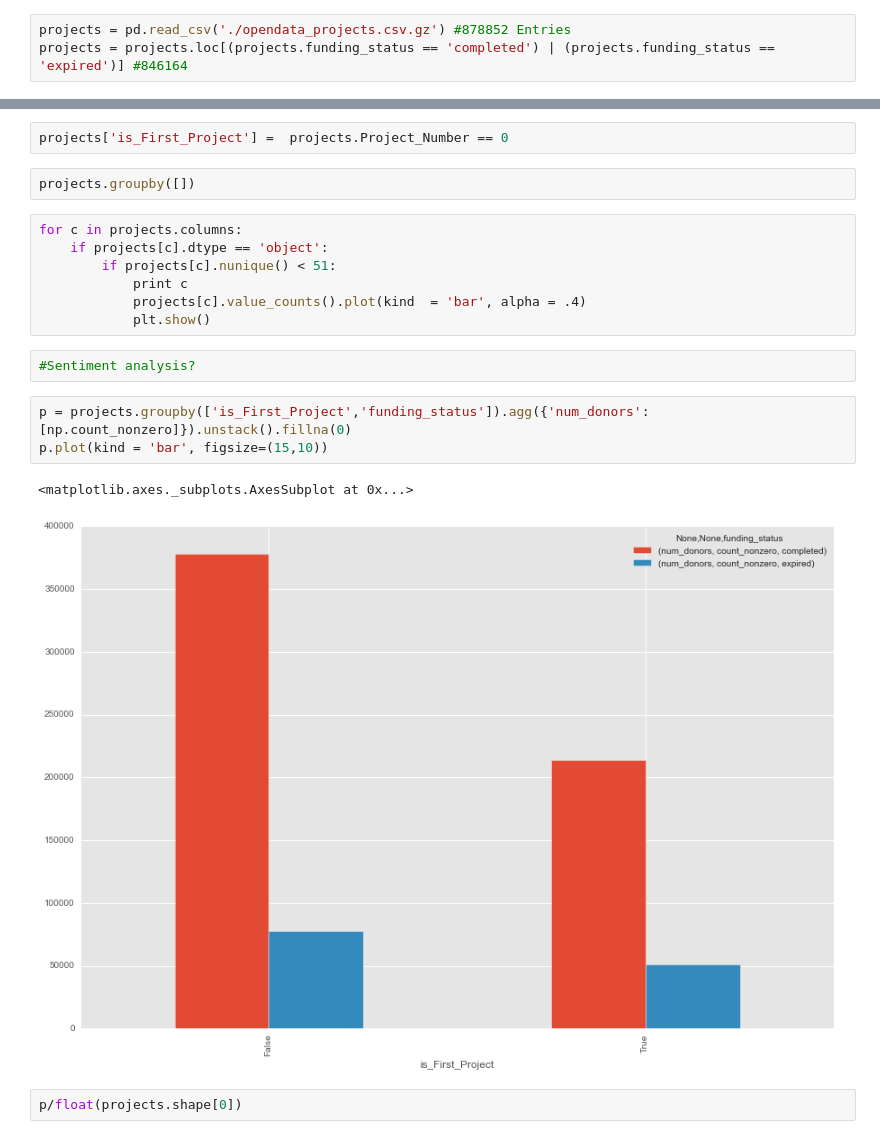
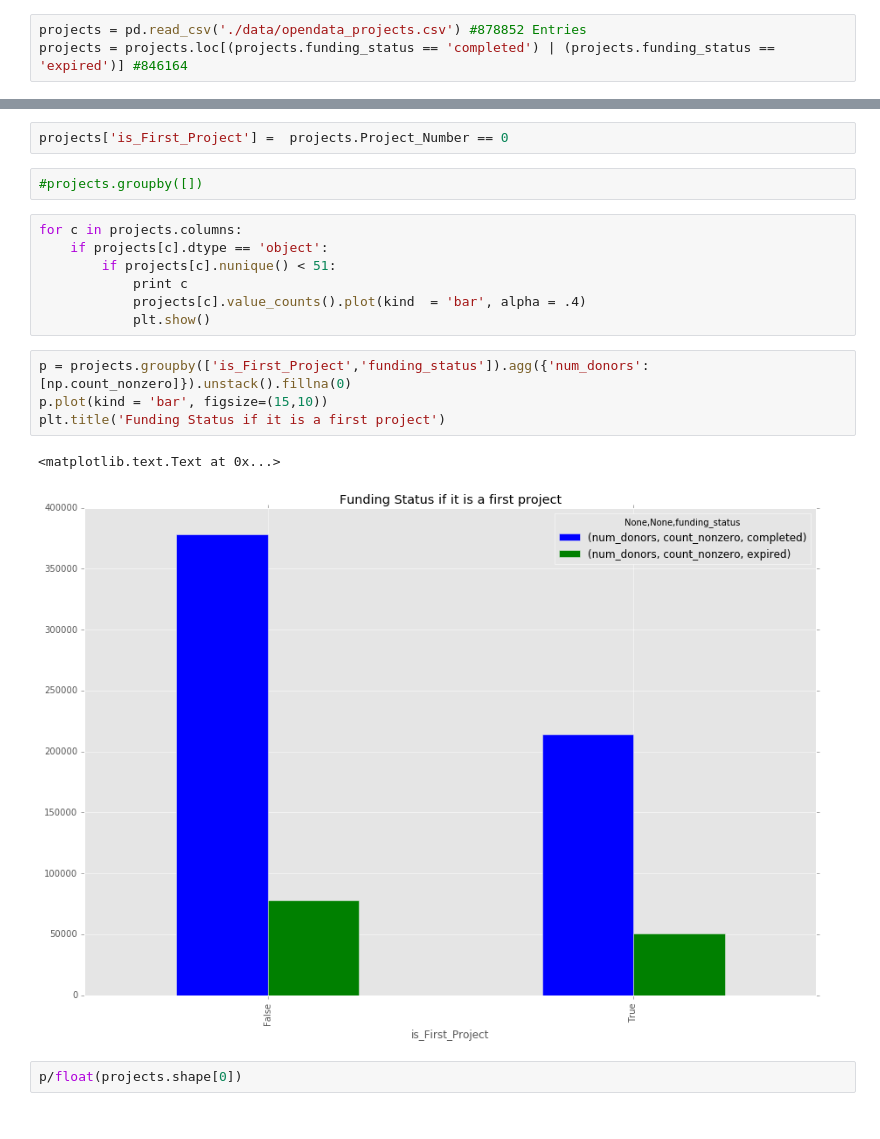
Before and after one commit to brianjwoo/DonorsChoose, a Jupyter notebook: DonorsChoose-Projects_EDA.ipynb, the cells around one changed output, grey strips where cells are left out. Drawn from its saved outputs; the diff is of its cells as text.

```diff
--- a/DonorsChoose-Projects_EDA.ipynb
+++ b/DonorsChoose-Projects_EDA.ipynb
@@ -22,5 +14,5 @@ from collections import Counter
 %matplotlib inline
 plt.style.use('ggplot')
 # %%
-projects = pd.read_csv('./opendata_projects.csv.gz') #878852 Entries
+projects = pd.read_csv('./data/opendata_projects.csv') #878852 Entries
 projects = projects.loc[(projects.funding_status == 'completed') | (projects.funding_status == 'expired')] #846164
@@ -409,8 +392,8 @@ dtype: float64
 #for_plot.plot(alpha = .5, figsize = (25,15))
 # %%
 projects['is_First_Project'] =  projects.Project_Number == 0
-# %%
-projects.groupby([])
+# %%
+#projects.groupby([])
 # %%
 for c in projects.columns:
     if projects[c].dtype == 'object':
@@ -418,14 +401,13 @@ for c in projects.columns:
             print c
             projects[c].value_counts().plot(kind  = 'bar', alpha = .4)
             plt.show()
-# %%
-#Sentiment analysis?
 # %%
 p = projects.groupby(['is_First_Project','funding_status']).agg({'num_donors':[np.count_nonzero]}).unstack().fillna(0)
 p.plot(kind = 'bar', figsize=(15,10))
+plt.title('Funding Status if it is a first project')
 # %% [output]
-<matplotlib.axes._subplots.AxesSubplot at 0x...>
+<matplotlib.text.Text at 0x...>
-[figure, old version]
+[figure, new version]
 # %%
 p/float(projects.shape[0])
 # %% [output]
```
Also changed, not shown: parts of 22 cells of this notebook, 1 other file.
